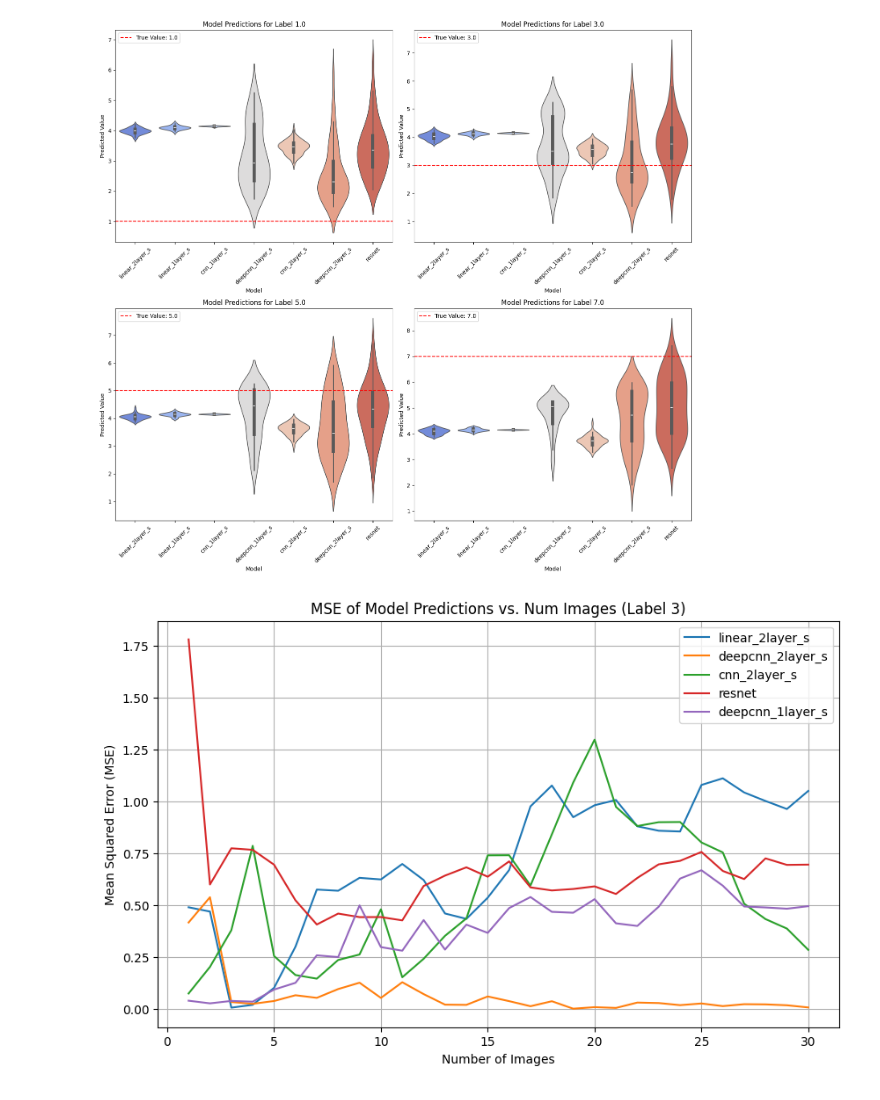
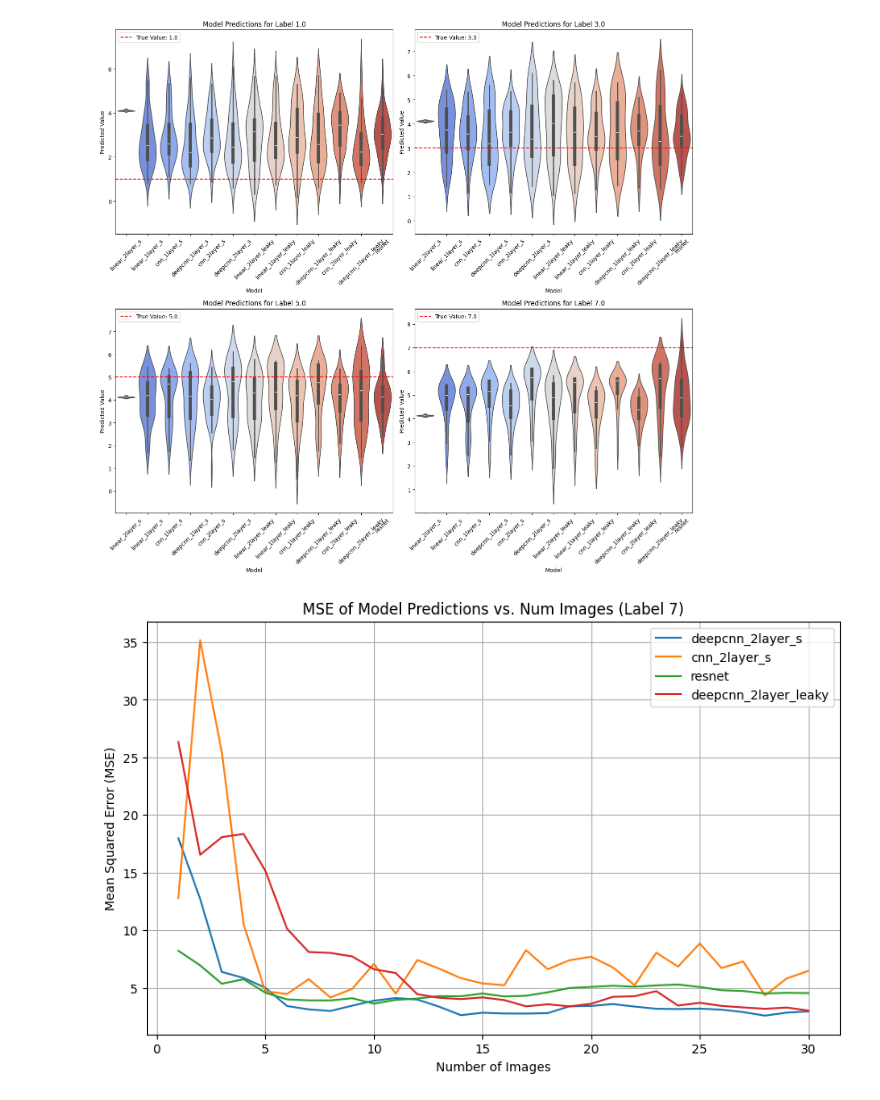
Before and after one commit to Biomedical-Imaging-Group/MolecularDiffusion_MiViT, a Jupyter notebook: train_results.ipynb, the cells around one changed output. Cells and saved outputs as stored; diff of their text form; code cells hidden in the pictures.

```diff
--- a/train_results.ipynb
+++ b/train_results.ipynb
@@ -13,7 +13,7 @@ import seaborn as sns
 
 
 # Load training results
-results = torch.load("training_results_real.pth",map_location=torch.device('cpu'))
+results = torch.load("training_results_ft_real.pth",map_location=torch.device('cpu'))
 
 # Extract data
 validation_losses = results["validation_losses"]
@@ -131,7 +129,7 @@ if __name__ == "__main__":
 # %%
 from trainSettings import *
 
-models, optimizers, schedulers = getTrainingModels()
+models, optimizers, schedulers = getTrainingModels(try_leaky_relu=True)
 
 # Load model weights
 for name, model in models.items():
@@ -220,7 +222,7 @@ def plot_model_predictions_violin(models, val_videos, val_labels, chosen_labels)
 chosen_labels = [1.0, 3.0, 5.0, 7.0]
 plot_model_predictions_violin(models, val_videos, val_labels, chosen_labels)
 # %% [output]
-[figure, old version]
+[figure, new version]
 # %%
 def plot_mse_vs_num_images(models, val_videos, val_labels, chosen_label, selected_models):
     """
@@ -243,36 +245,36 @@ def plot_mse_vs_num_images(models, val_videos, val_labels, chosen_label, selecte
     chosen_video = val_videos[label_idx]  # Get corresponding video
 
     num_images_range = range(1, chosen_video.shape[1] + 1)  # Range of num_images
     mse_results = {name: [] for name in selected_models}  # Store MSE results
 
     for num_images in num_images_range:
         input_video = chosen_video[:,:num_images]  # Select subset of images
         for name, model in models.items():
             if(name in selected_models):
                 model.eval()
                 with torch.no_grad():
 
                     pred = model(input_video.contiguous()).mean().item()  # Aggregate predictions
                     mse = (pred - chosen_label) ** 2  # Compute MSE
                     mse_results[name].append(mse)
 
     # Plot MSE as a function of num_images
     plt.figure(figsize=(10, 6))
     for name, mse_values in mse_results.items():
         plt.plot(num_images_range, mse_values, label=name)
 
     plt.xlabel("Number of Images")
     plt.ylabel("Mean Squared Error (MSE)")
     plt.title(f"MSE of Model Predictions vs. Num Images (Label {chosen_label})")
     plt.legend()
     plt.grid(True)
     plt.show()
 
-selected_models = ["linear_2layer_s","deepcnn_2layer_s", "cnn_2layer_s","resnet", "deepcnn_1layer_s"]
+selected_models = ["deepcnn_2layer_s", "cnn_2layer_s" ,"resnet", "deepcnn_2layer_leaky"]
 
-plot_mse_vs_num_images(models, val_videos, val_labels, 3, selected_models)
+plot_mse_vs_num_images(models, val_videos, val_labels, 7, selected_models)
 # %% [output]
-[figure, old version]
+[figure, new version]
 # %%
 def plot_mse_vs_num_images_all_D(models, val_vid_in_order, val_d_in_order, selected_models):
     """
```
Also changed, not shown: parts of 8 cells of this notebook, 6 other files.
